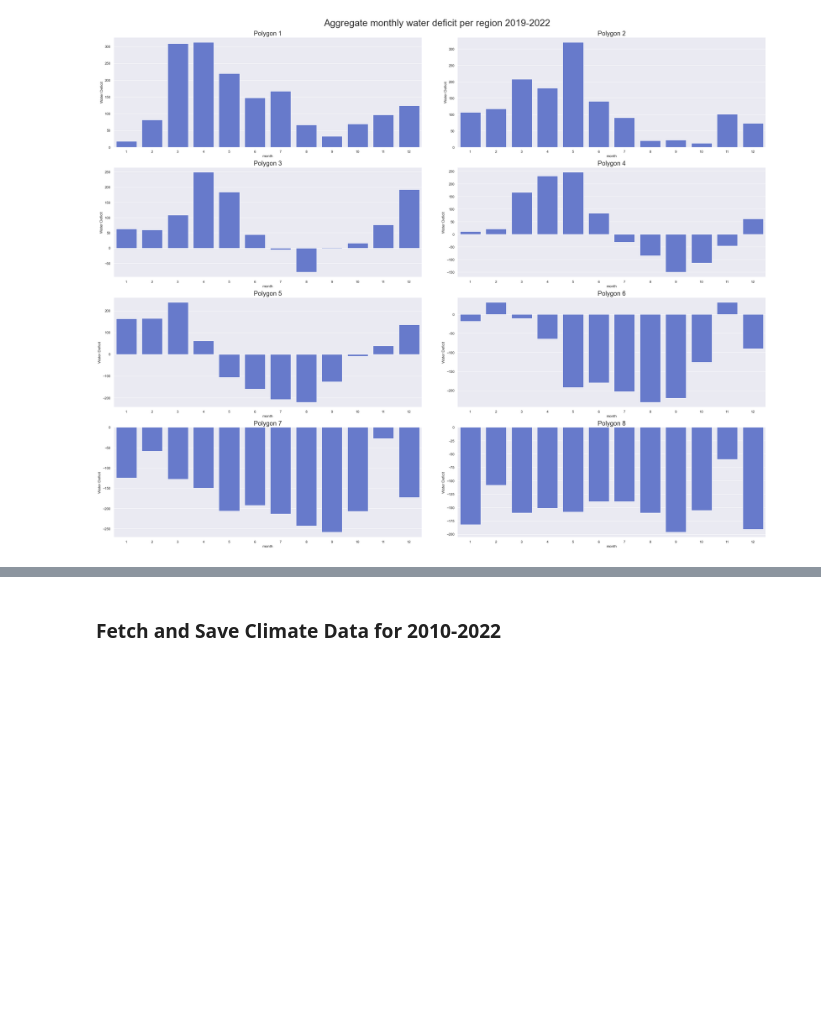
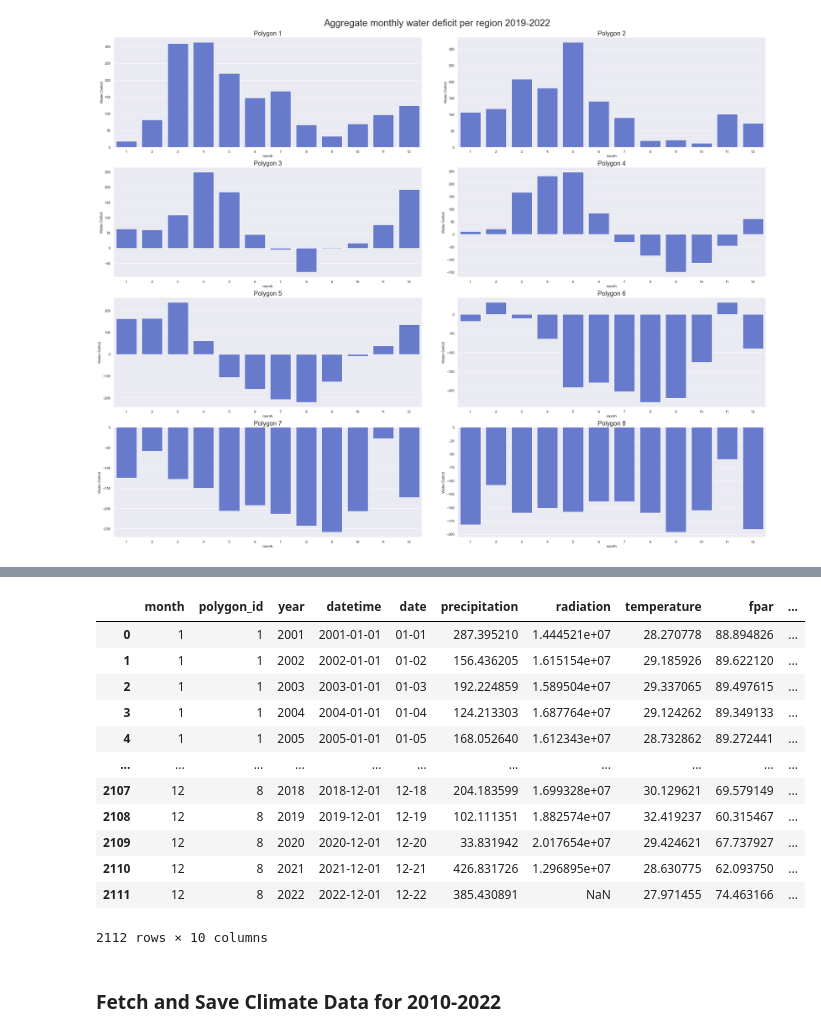
Before and after one commit to 4C-Guided-Team-Challenge/drought-with-gedi, a Jupyter notebook: notebooks/exploratory/ClimateData.ipynb, the cells around one changed output, grey strips where cells are left out. Saved outputs shown, nothing was run; the diff lists cells and outputs as text; code cells hidden in the pictures; blank space fills up the shorter version.

Commit message:
Generates 20 years of monthly climate data. Saves to csv

```diff
--- a/notebooks/exploratory/ClimateData.ipynb
+++ b/notebooks/exploratory/ClimateData.ipynb
@@ -118,0 +138,12 @@ plt.show()
+# %%
+p_monthly = ee_climate.get_monthly_precipitation_data(start_date, end_date)
+r_monthly = ee_climate.get_monthly_radiation_data(start_date, end_date)
+t_monthly = ee_climate.get_monthly_temperature_data(start_date, end_date)
+fpar_monthly = ee_climate.get_monthly_fpar_data(start_date, end_date)
+pet_monthly = ee_climate.get_monthly_evapotranspiration_data(start_date, end_date)
+# %%
+p_pdf = ee_converter.get_polygons_as_df(p_monthly, start_date, end_date, ee_geoms, scale, ['precipitation'])
+r_pdf = ee_converter.get_polygons_as_df(r_monthly, start_date, end_date, ee_geoms, scale, ['radiation'])
+t_pdf = ee_converter.get_polygons_as_df(t_monthly, start_date, end_date, ee_geoms, scale, ['temperature'])
+fpar_pdf = ee_converter.get_polygons_as_df(fpar_monthly, start_date, end_date, ee_geoms, scale, ['fpar'])
+pet_pdf = ee_converter.get_polygons_as_df(pet_monthly, start_date, end_date, ee_geoms, scale, ['PET'])
@@ -118,0 +166,30 @@ plt.show()
+# %%
+def calculate_monthly_means_per_polygon(df: pd.DataFrame):
+    df_monthly = df.groupby(['month', 'polygon_id', 'year']) \
+                               .mean(numeric_only=True).reset_index()
+    df_monthly = dfext.add_datetime_column(df_monthly)
+    df_monthly = dfext.add_date_column(df_monthly)
+    return df_monthly
+# %%
+index = ['month', 'polygon_id', 'year', 'datetime', 'date']
+p_monthly = calculate_monthly_means_per_polygon(p_pdf).set_index(index)
+r_monthly = calculate_monthly_means_per_polygon(r_pdf).set_index(index)
+t_monthly = calculate_monthly_means_per_polygon(t_pdf).set_index(index)
+fpar_monthly = calculate_monthly_means_per_polygon(fpar_pdf).set_index(index)
+pet_monthly = calculate_monthly_means_per_polygon(pet_pdf).set_index(index)
+# %%
+climate_df = p_monthly.join(r_monthly).join(t_monthly).join(fpar_monthly).join(pet_monthly).reset_index()
+# %% [output]
+|  | month | polygon_id | year | datetime | date | precipitation | radiation | temperature | fpar | ... |
+| 0 | 1 | 1 | 2001 | 2001-01-01 | 01-01 | 287.395210 | 1.444521e+07 | 28.270778 | 88.894826 | ... |
+| 1 | 1 | 1 | 2002 | 2002-01-01 | 01-02 | 156.436205 | 1.615154e+07 | 29.185926 | 89.622120 | ... |
+| 2 | 1 | 1 | 2003 | 2003-01-01 | 01-03 | 192.224859 | 1.589504e+07 | 29.337065 | 89.497615 | ... |
+| 3 | 1 | 1 | 2004 | 2004-01-01 | 01-04 | 124.213303 | 1.687764e+07 | 29.124262 | 89.349133 | ... |
+| 4 | 1 | 1 | 2005 | 2005-01-01 | 01-05 | 168.052640 | 1.612343e+07 | 28.732862 | 89.272441 | ... |
+| ... | ... | ... | ... | ... | ... | ... | ... | ... | ... | ... |
+| 2107 | 12 | 8 | 2018 | 2018-12-01 | 12-18 | 204.183599 | 1.699328e+07 | 30.129621 | 69.579149 | ... |
+| 2108 | 12 | 8 | 2019 | 2019-12-01 | 12-19 | 102.111351 | 1.882574e+07 | 32.419237 | 60.315467 | ... |
+| 2109 | 12 | 8 | 2020 | 2020-12-01 | 12-20 | 33.831942 | 2.017654e+07 | 29.424621 | 67.737927 | ... |
+| 2110 | 12 | 8 | 2021 | 2021-12-01 | 12-21 | 426.831726 | 1.296895e+07 | 28.630775 | 62.093750 | ... |
+| 2111 | 12 | 8 | 2022 | 2022-12-01 | 12-22 | 385.430891 | NaN | 27.971455 | 74.463166 | ... |
+2112 rows × 10 columns
```
Also changed, not shown: parts of 6 cells of this notebook, 3 other files.
